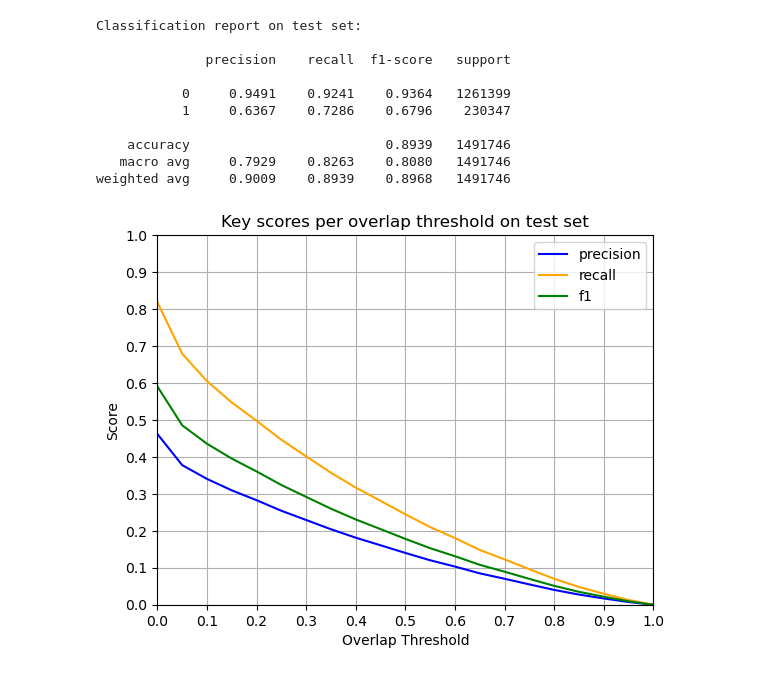
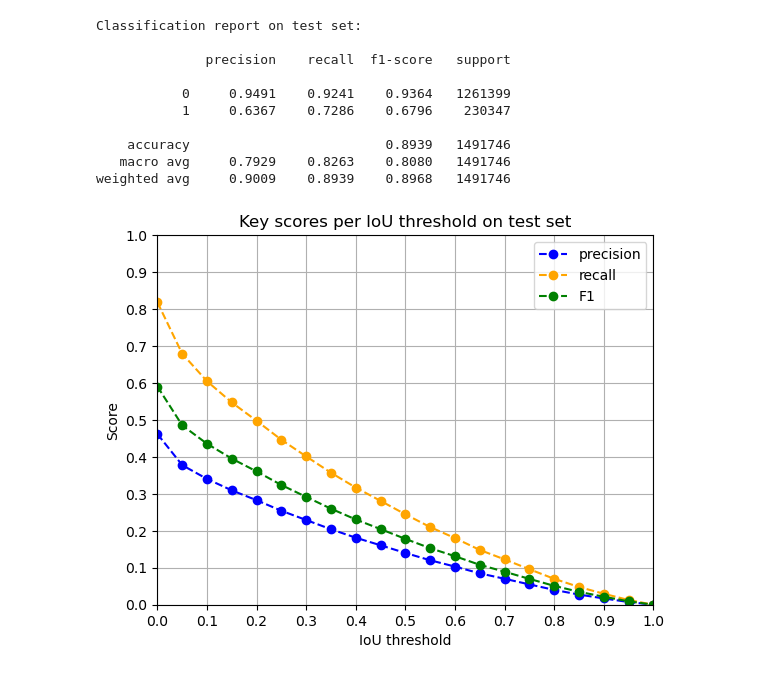
Before and after one commit to stuckkk/artifact-detection-seminar, a Jupyter notebook: experiments/04 - Thesis/exp_04_01.ipynb, the cells around one changed output. Saved outputs shown, nothing was run; the diff lists cells and outputs as text; code cells hidden in the pictures.

```diff
--- a/experiments/04 - Thesis/exp_04_01.ipynb
+++ b/experiments/04 - Thesis/exp_04_01.ipynb
@@ -40,8 +40,12 @@ Classification report on test set:
    macro avg     0.7929    0.8263    0.8080   1491746
 weighted avg     0.9009    0.8939    0.8968   1491746
 # %%
+import sys
+sys.path.append('../03 - Training')
+
 import joblib
 from utils.evaluation import get_iou_for_set
+from utils.training import get_features_and_labels
 import numpy as np
 import matplotlib.pyplot as plt
 
@@ -66,10 +70,10 @@ recall_values_val = []
 f1_values_val = []
 
 clf = joblib.load(model_path)
-y_pred_val = clf.predict(X_test)
+y_pred_test = clf.predict(X_test)
 
 for overlap_treshold in overlap_treshold_values:
-    precision_val, recall_val, f1_val = get_iou_for_set(overlap_treshold, y_pred_val, data_split_file, split_test, feature_file)
+    precision_val, recall_val, f1_val = get_iou_for_set(overlap_treshold, y_pred_test, data_split_file, split_test, feature_file)
 
     precision_values_val.append(precision_val)
     recall_values_val.append(recall_val)
@@ -77,21 +81,21 @@ for overlap_treshold in overlap_treshold_values:
 # %%
 ticks = np.linspace(0, 1, num=11)
 
 plt.xticks(ticks)
 plt.yticks(ticks)
 
-plt.plot(overlap_treshold_values, precision_values_val, label='precision', color='blue')
-plt.plot(overlap_treshold_values, recall_values_val, label='recall', color='orange')
-plt.plot(overlap_treshold_values, f1_values_val, label='f1', color='green')
+plt.plot(overlap_treshold_values, precision_values_val, label='precision', color='blue', marker='o', linestyle='--')
+plt.plot(overlap_treshold_values, recall_values_val, label='recall', color='orange', marker='o', linestyle='--')
+plt.plot(overlap_treshold_values, f1_values_val, label='F1', color='green', marker='o', linestyle='--')
 
-plt.xlabel('Overlap Threshold')
+plt.xlabel('IoU threshold')
 plt.ylabel('Score')
-plt.title('Key scores per overlap threshold on test set')
+plt.title('Key scores per IoU threshold on test set')
 plt.grid(True)
 plt.legend()
 plt.xlim(0, 1)
 plt.ylim(0, 1)
 plt.savefig('output/exp_04_01_iou_f1_testset.pdf', bbox_inches='tight')
 plt.show()
 # %% [output]
-[figure, old version]
+[figure, new version]
```
Also changed, not shown: 3 other files.
